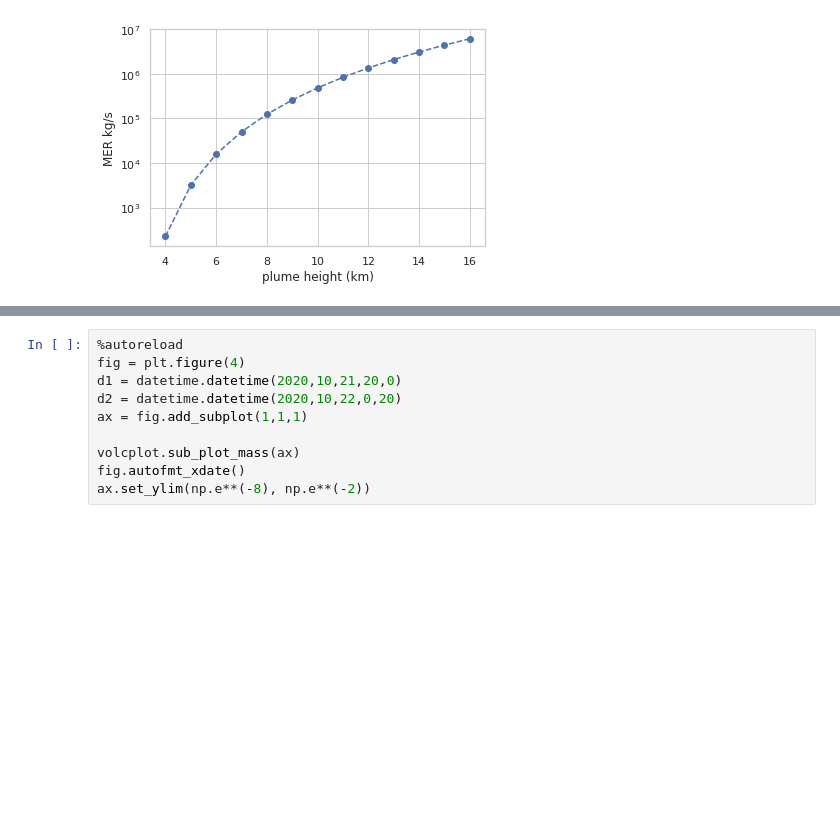
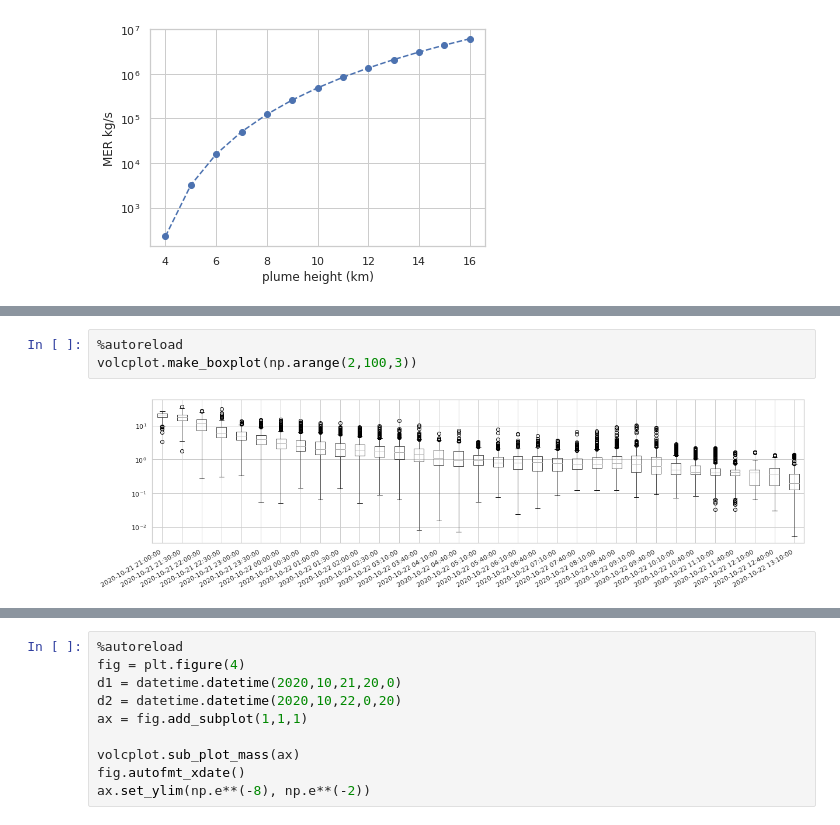
Before and after one commit to noaa-oar-arl/hysplit_asheval_notebooks, a Jupyter notebook: notebooks/Bezy.ipynb, the cells around one changed output, grey strips where cells are left out. Saved outputs shown, nothing was run; the diff lists cells and outputs as text; blank space fills up the shorter version.

```diff
--- a/notebooks/Bezy.ipynb
+++ b/notebooks/Bezy.ipynb
@@ -144,0 +226,5 @@ WARNING: time not increasing
+# %%
+%autoreload
+volcplot.make_boxplot(np.arange(2,100,3))
+# %% [output]
+[figure, added]
```
Also changed, not shown: parts of 24 cells of this notebook.
